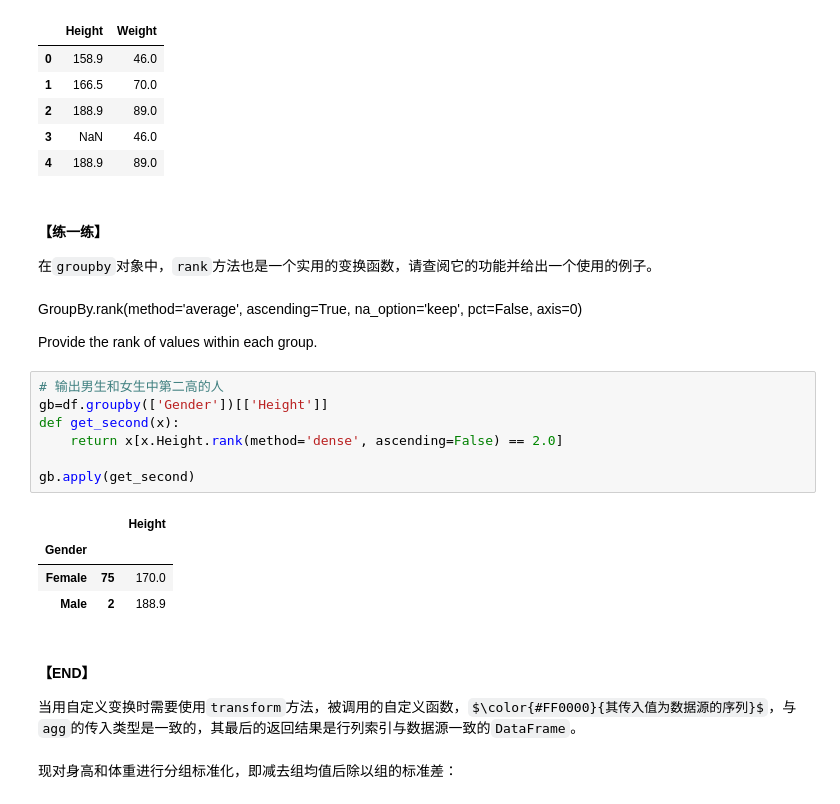
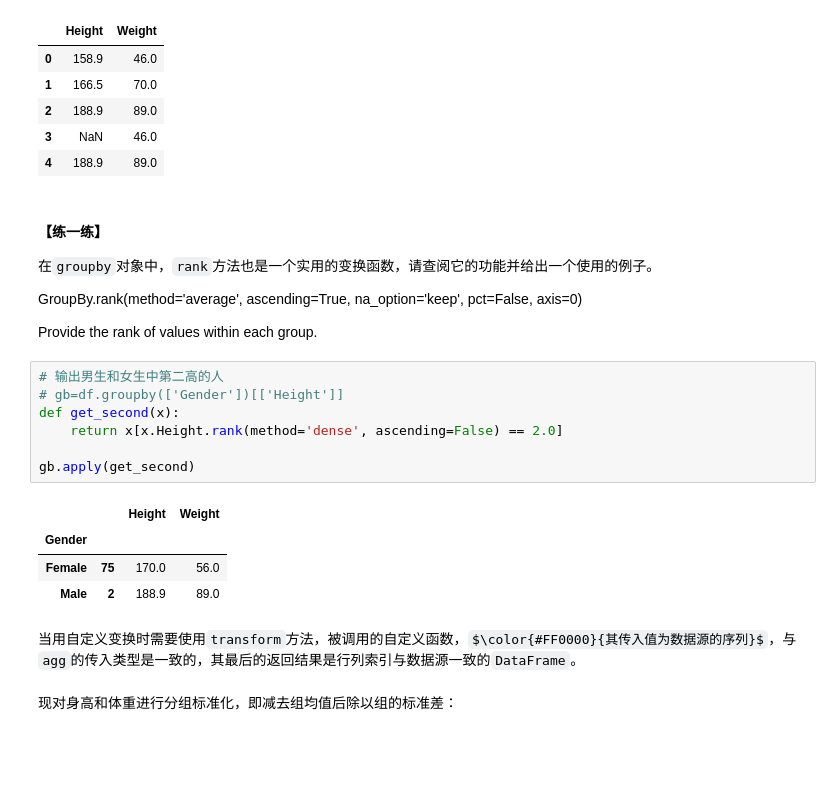
Before and after one commit to nicebear1999/learning_pandas, a Jupyter notebook: 4-分组.ipynb, the cells around one changed output. Drawn from its saved outputs; the diff is of its cells as text; some formulas as TeX source; blank space fills up the shorter version.

```diff
--- a/4-分组.ipynb
+++ b/4-分组.ipynb
@@ -418,28 +418,26 @@ gb.cummax().head()
 | 2 | 188.9 | 89.0 |
 | 3 | NaN | 46.0 |
 | 4 | 188.9 | 89.0 |
-# %% [markdown]
-#### 【练一练】
-在`groupby`对象中，`rank`方法也是一个实用的变换函数，请查阅它的功能并给出一个使用的例子。
 # %% [markdown]
+#### 【练一练】
+在`groupby`对象中，`rank`方法也是一个实用的变换函数，请查阅它的功能并给出一个使用的例子。
+
 GroupBy.rank(method='average', ascending=True, na_option='keep', pct=False, axis=0)
 
 Provide the rank of values within each group.
 # %%
 # 输出男生和女生中第二高的人
-gb=df.groupby(['Gender'])[['Height']]
+# gb=df.groupby(['Gender'])[['Height']]
 def get_second(x):
     return x[x.Height.rank(method='dense', ascending=False) == 2.0]
 
 gb.apply(get_second)
 # %% [output]
-|  |  | Height |
-| Gender |  |  |
-| Female | 75 | 170.0 |
-| Male | 2 | 188.9 |
+|  |  | Height | Weight |
+| Gender |  |  |  |
+| Female | 75 | 170.0 | 56.0 |
+| Male | 2 | 188.9 | 89.0 |
 # %% [markdown]
-
-#### 【END】
 当用自定义变换时需要使用`transform`方法，被调用的自定义函数，$\color{#FF0000}{其传入值为数据源的序列}$，与`agg`的传入类型是一致的，其最后的返回结果是行列索引与数据源一致的`DataFrame`。
 # %% [markdown]
 现对身高和体重进行分组标准化，即减去组均值后除以组的标准差：
```
Also changed, not shown: parts of 15 cells of this notebook, 4 other files.
